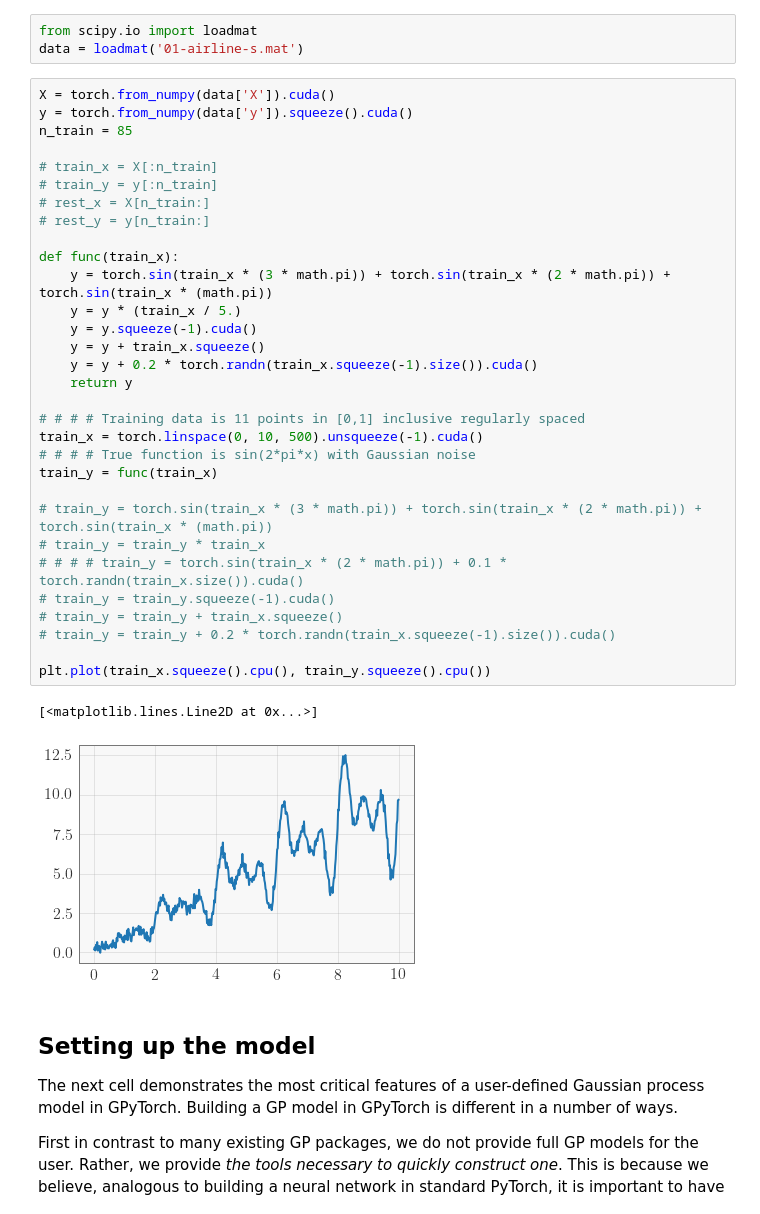
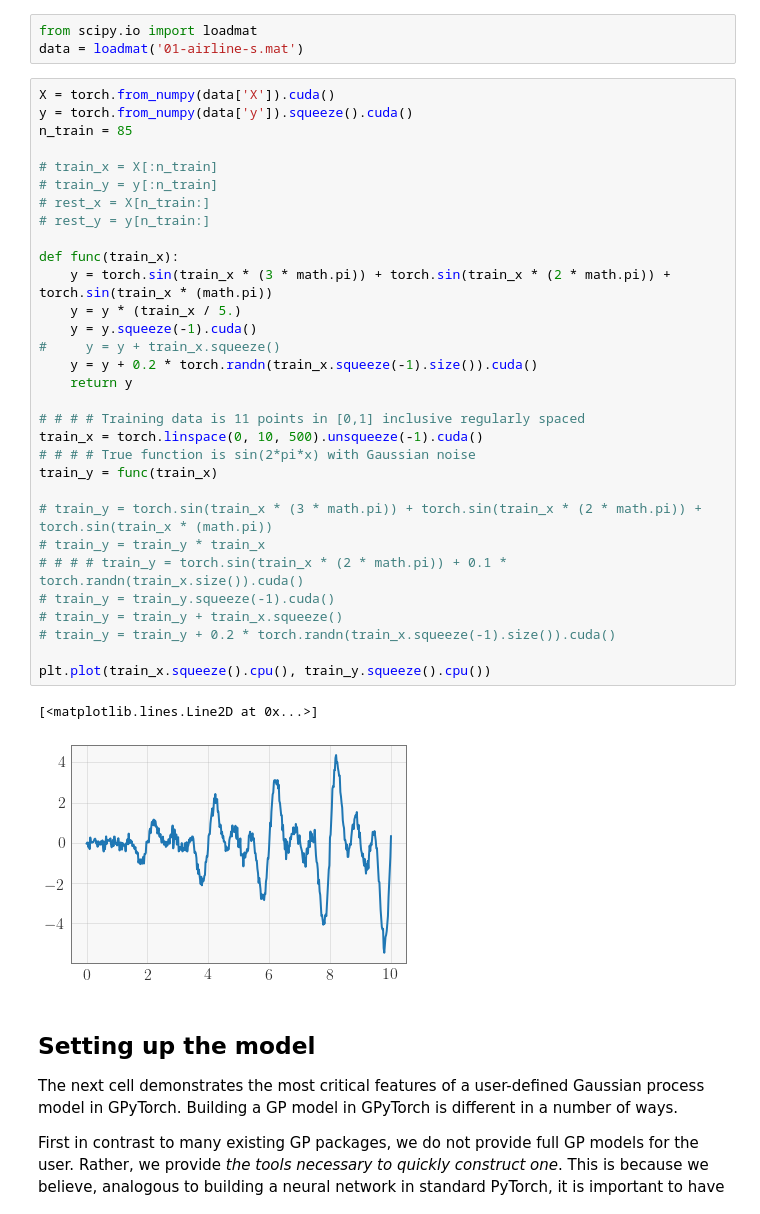
Before and after one commit to cornellius-gp/gpytorch, a Jupyter notebook: examples/01_Simple_GP_Regression/NS_Spectral_AF_Kernel_NS_Function.ipynb, the cells around one changed output. Cells and saved outputs as stored; diff of their text form.

```diff
--- a/examples/01_Simple_GP_Regression/NS_Spectral_AF_Kernel_NS_Function.ipynb
+++ b/examples/01_Simple_GP_Regression/NS_Spectral_AF_Kernel_NS_Function.ipynb
@@ -39,35 +39,35 @@ X = torch.from_numpy(data['X']).cuda()
 y = torch.from_numpy(data['y']).squeeze().cuda()
 n_train = 85
 
 # train_x = X[:n_train]
 # train_y = y[:n_train]
 # rest_x = X[n_train:]
 # rest_y = y[n_train:]
 
 def func(train_x):
     y = torch.sin(train_x * (3 * math.pi)) + torch.sin(train_x * (2 * math.pi)) + torch.sin(train_x * (math.pi))
     y = y * (train_x / 5.)
     y = y.squeeze(-1).cuda()
-    y = y + train_x.squeeze()
+#     y = y + train_x.squeeze()
     y = y + 0.2 * torch.randn(train_x.squeeze(-1).size()).cuda()
     return y
 
 # # # # Training data is 11 points in [0,1] inclusive regularly spaced
 train_x = torch.linspace(0, 10, 500).unsqueeze(-1).cuda()
 # # # # True function is sin(2*pi*x) with Gaussian noise
 train_y = func(train_x)
 
 # train_y = torch.sin(train_x * (3 * math.pi)) + torch.sin(train_x * (2 * math.pi)) + torch.sin(train_x * (math.pi))
 # train_y = train_y * train_x
 # # # # train_y = torch.sin(train_x * (2 * math.pi)) + 0.1 * torch.randn(train_x.size()).cuda()
 # train_y = train_y.squeeze(-1).cuda()
 # train_y = train_y + train_x.squeeze()
 # train_y = train_y + 0.2 * torch.randn(train_x.squeeze(-1).size()).cuda()
 
 plt.plot(train_x.squeeze().cpu(), train_y.squeeze().cpu())
 # %% [output]
 [<matplotlib.lines.Line2D at 0x...>]
-[figure, old version]
+[figure, new version]
 # %% [markdown]
 ## Setting up the model
 
```
Also changed, not shown: parts of 5 cells of this notebook, 2 other files.
